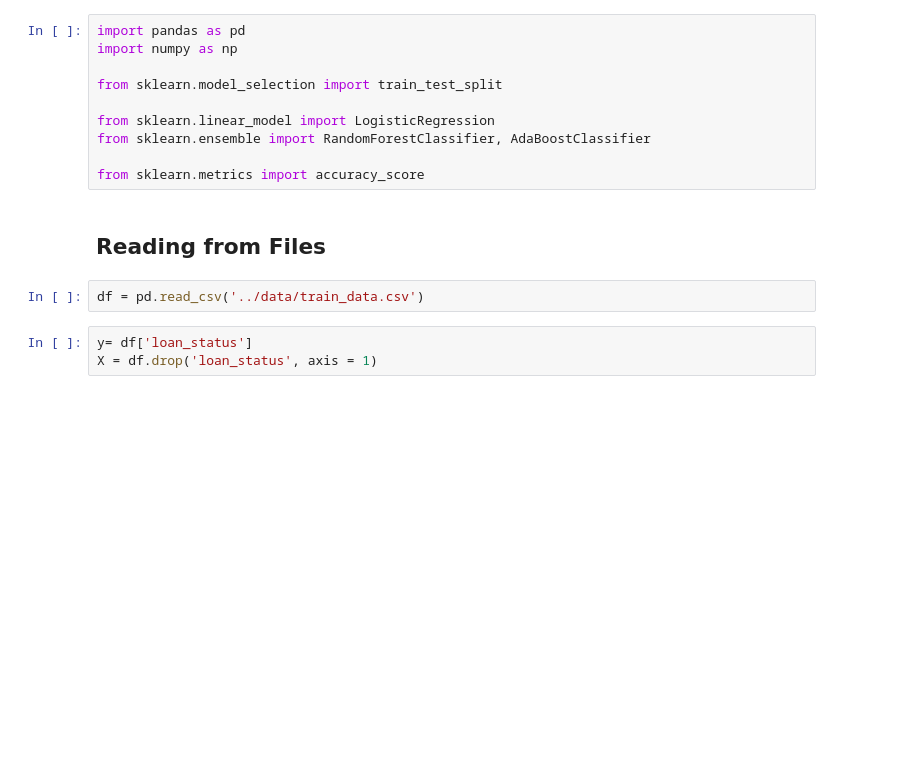
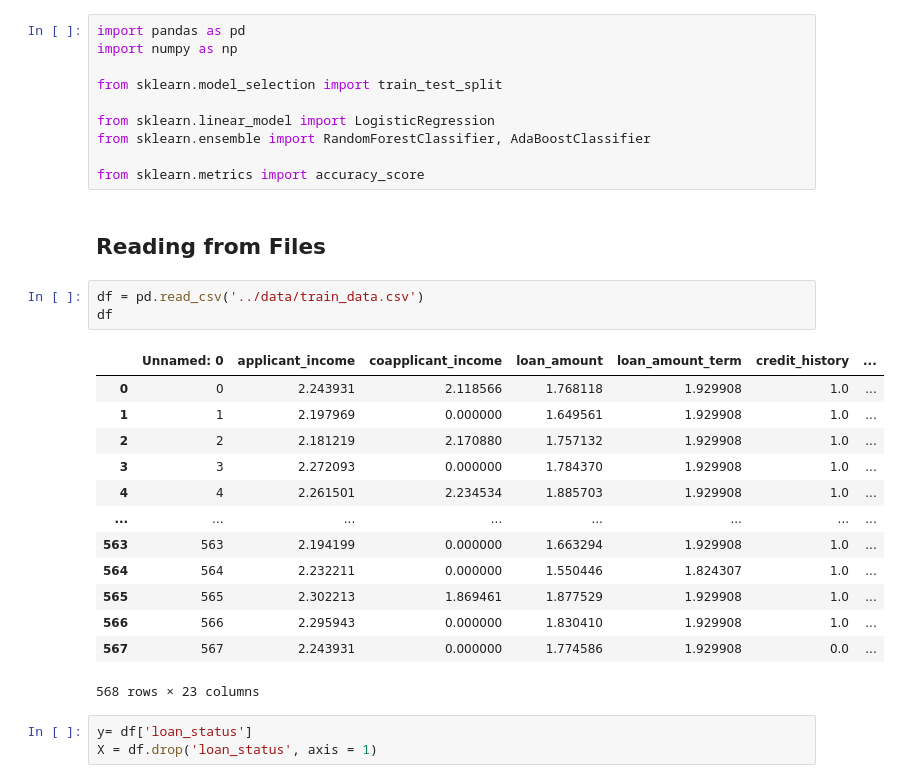
Before and after one commit to NOT-A-ROBOT-Michael/Machine_Learning_Course_Project, a Jupyter notebook: notebooks/modeling.ipynb, the cells around one changed output. Saved outputs shown, nothing was run; the diff lists cells and outputs as text; blank space fills up the shorter version.

```diff
--- a/notebooks/modeling.ipynb
+++ b/notebooks/modeling.ipynb
@@ -17,6 +17,21 @@ from sklearn.metrics import accuracy_score
 ## Reading from Files
 # %%
 df = pd.read_csv('../data/train_data.csv')
+df
+# %% [output]
+|  | Unnamed: 0 | applicant_income | coapplicant_income | loan_amount | loan_amount_term | credit_history | ... |
+| 0 | 0 | 2.243931 | 2.118566 | 1.768118 | 1.929908 | 1.0 | ... |
+| 1 | 1 | 2.197969 | 0.000000 | 1.649561 | 1.929908 | 1.0 | ... |
+| 2 | 2 | 2.181219 | 2.170880 | 1.757132 | 1.929908 | 1.0 | ... |
+| 3 | 3 | 2.272093 | 0.000000 | 1.784370 | 1.929908 | 1.0 | ... |
+| 4 | 4 | 2.261501 | 2.234534 | 1.885703 | 1.929908 | 1.0 | ... |
+| ... | ... | ... | ... | ... | ... | ... | ... |
+| 563 | 563 | 2.194199 | 0.000000 | 1.663294 | 1.929908 | 1.0 | ... |
+| 564 | 564 | 2.232211 | 0.000000 | 1.550446 | 1.824307 | 1.0 | ... |
+| 565 | 565 | 2.302213 | 1.869461 | 1.877529 | 1.929908 | 1.0 | ... |
+| 566 | 566 | 2.295943 | 0.000000 | 1.830410 | 1.929908 | 1.0 | ... |
+| 567 | 567 | 2.243931 | 0.000000 | 1.774586 | 1.929908 | 0.0 | ... |
+568 rows × 23 columns
 # %%
 y= df['loan_status']
 X = df.drop('loan_status', axis = 1)
```
Also changed, not shown: parts of 5 cells of this notebook, 20 other files.
